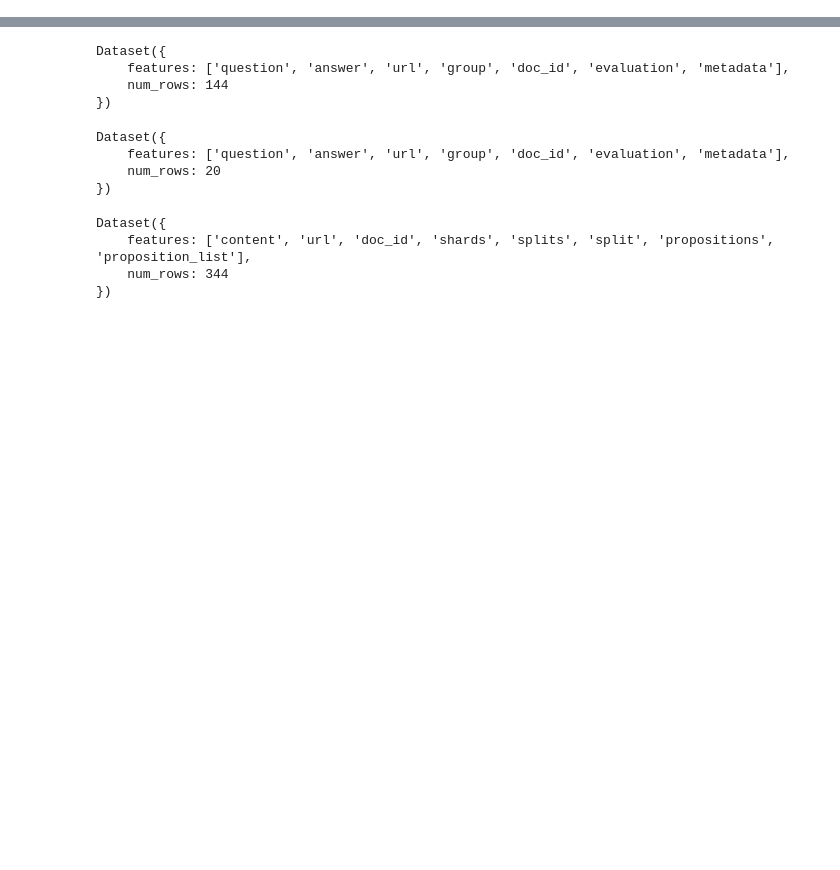
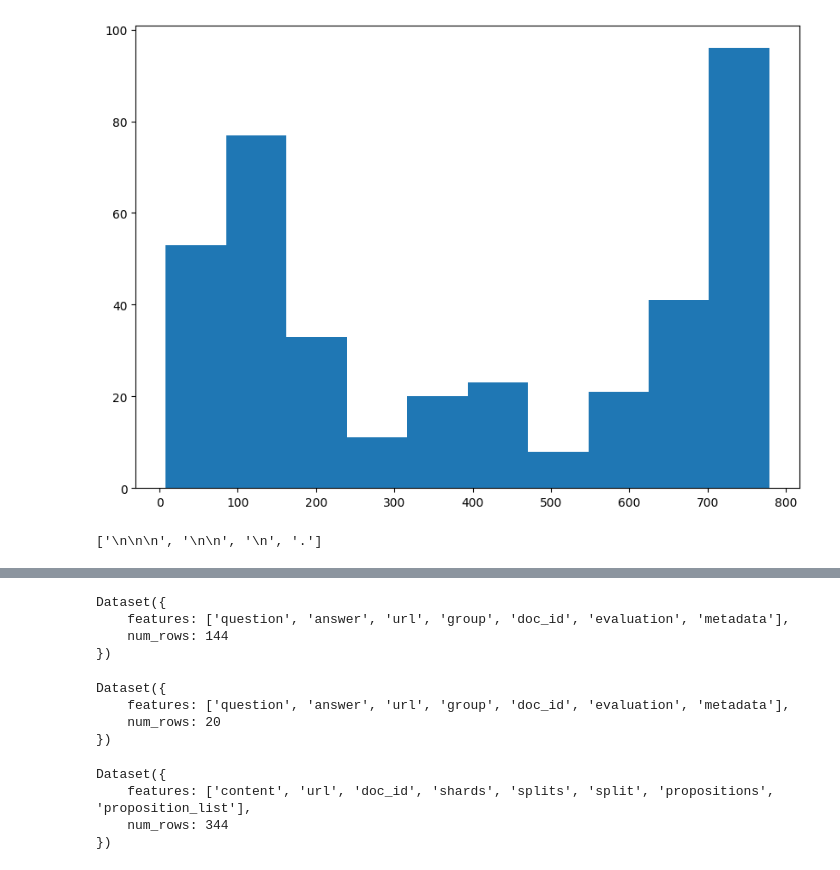
Before and after one commit to nakhoacool/WebQA, a Jupyter notebook: core/experiments/do_data/build_index_proposition_ds-Copy1.ipynb, the cells around one changed output, grey strips where cells are left out. Drawn from its saved outputs; the diff is of its cells as text; code cells hidden in the pictures; blank space fills up the shorter version.

Commit message:
[EXPERIMENT] RAG raptor, propo

```diff
--- a/core/experiments/do_data/build_index_proposition_ds-Copy1.ipynb
+++ b/core/experiments/do_data/build_index_proposition_ds-Copy1.ipynb
@@ -172,0 +53,8 @@ CommitInfo(commit_url='https://huggingface.co/datasets/BroDeadlines/TEST.edu_tdt
+# %%
+from src.utils.text_utils import create_splitter, try_split_texts, window_slide_chunks
+from src.chain.proposition import create_proposition_chain, create_proposition_chain_openai
+
+splitter = create_splitter(chunk_size=800, overlap=50)
+proponizer = create_proposition_chain(provider=provider)
+a, b, lengths = try_split_texts(texts=contents, splitter=splitter)
+# a
@@ -172,0 +74,11 @@ CommitInfo(commit_url='https://huggingface.co/datasets/BroDeadlines/TEST.edu_tdt
+# %%
+from matplotlib import pyplot as plt
+fig = plt.figure(figsize =(10, 7))
+plt.hist(lengths)
+plt.show()
+# %% [output]
+[figure, added]
+# %%
+splitter._separators
+# %% [output]
+['\n\n\n', '\n\n', '\n', '.']
```
Also changed, not shown: parts of 63 cells of this notebook, 12 other files.
